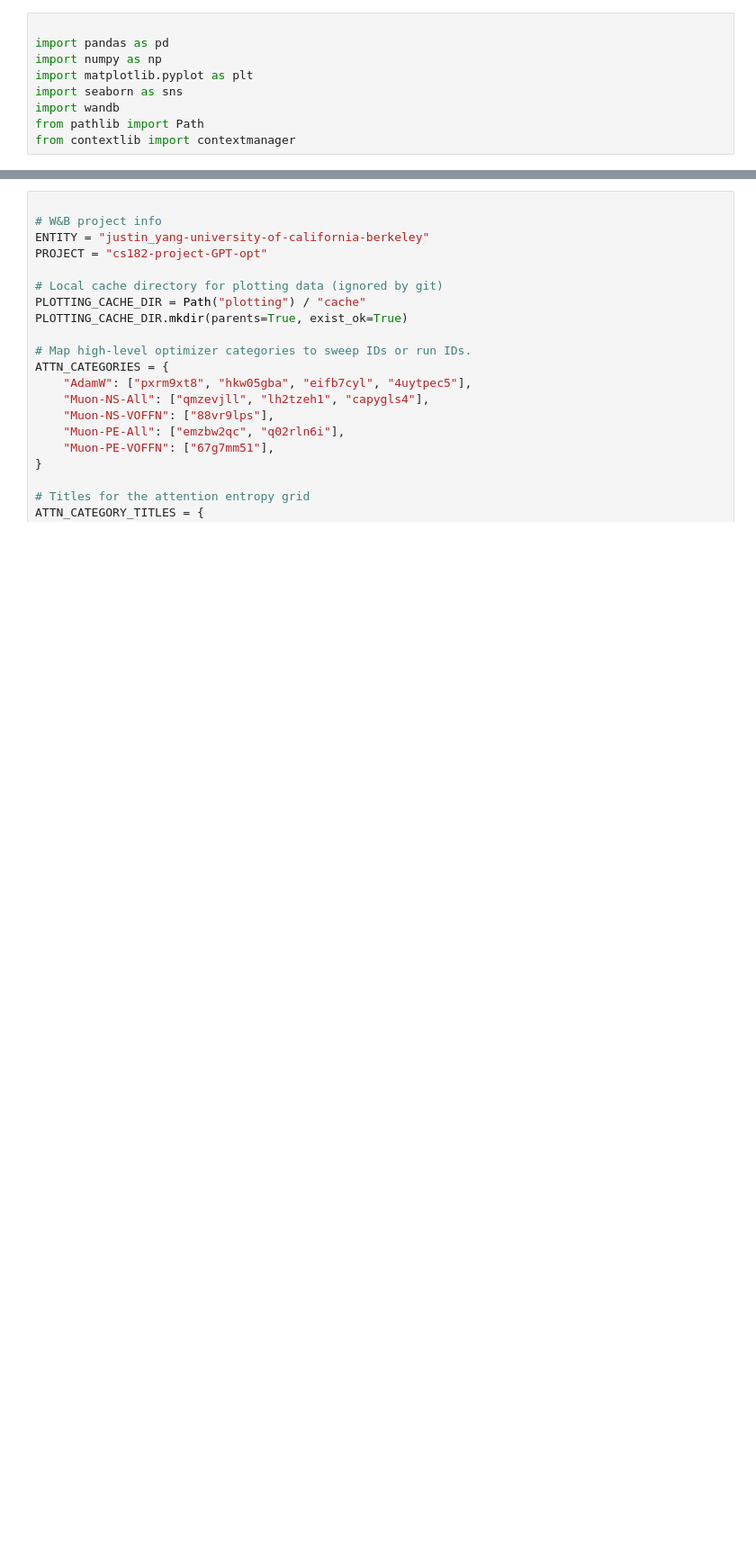
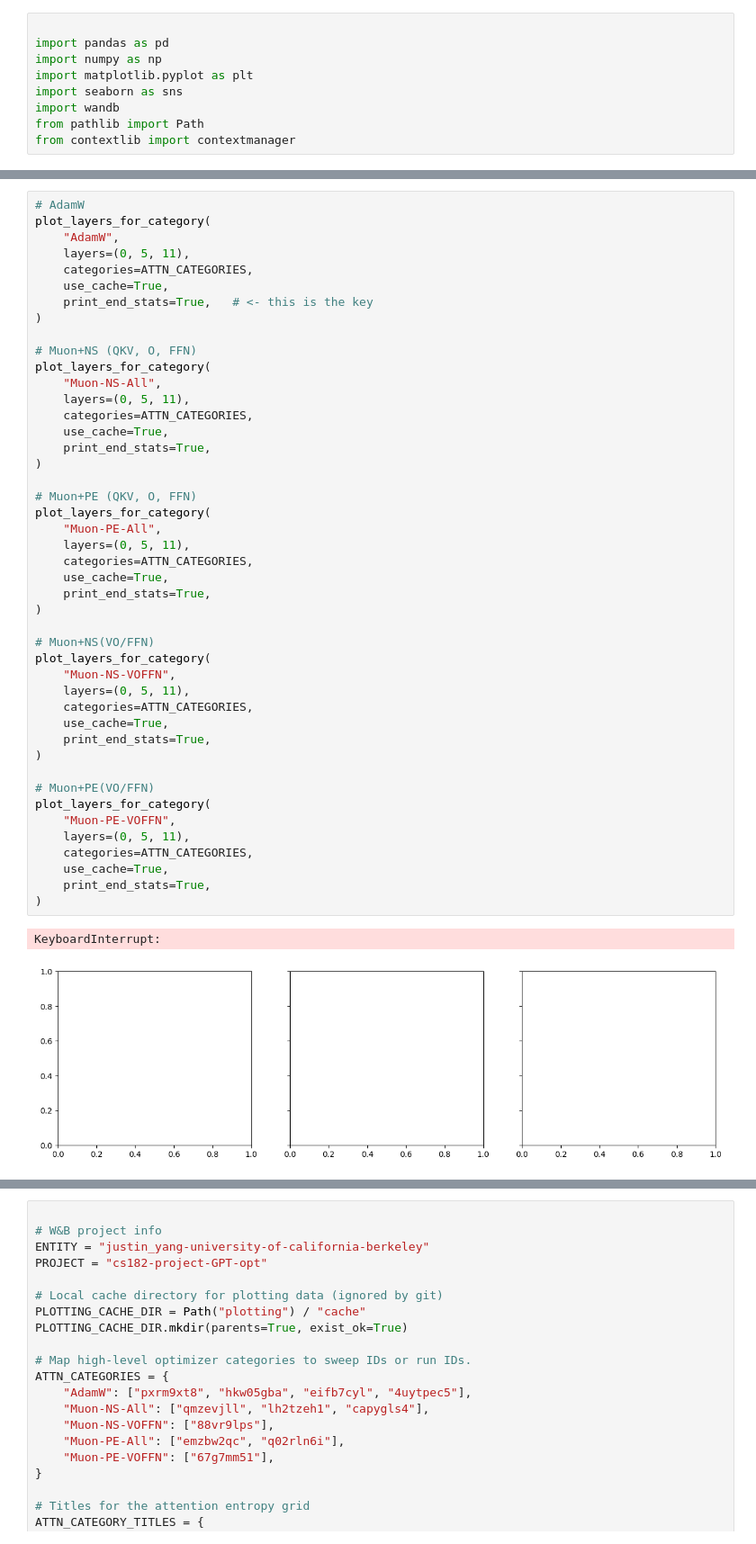
Before and after one commit to nraultwang/cs182-project, a Jupyter notebook: plotting/main.ipynb, the cells around one changed output, grey strips where cells are left out. Shown at 90% size. Cells and saved outputs as stored; diff of their text form; blank space fills up the shorter version.

```diff
--- a/plotting/main.ipynb
+++ b/plotting/main.ipynb
@@ -9,0 +755,48 @@ from contextlib import contextmanager
+# %%
+# AdamW
+plot_layers_for_category(
+    "AdamW",
+    layers=(0, 5, 11),
+    categories=ATTN_CATEGORIES,
+    use_cache=True,
+    print_end_stats=True,   # <- this is the key
+)
+
+# Muon+NS (QKV, O, FFN)
+plot_layers_for_category(
+    "Muon-NS-All",
+    layers=(0, 5, 11),
+    categories=ATTN_CATEGORIES,
+    use_cache=True,
+    print_end_stats=True,
+)
+
+# Muon+PE (QKV, O, FFN)
+plot_layers_for_category(
+    "Muon-PE-All",
+    layers=(0, 5, 11),
+    categories=ATTN_CATEGORIES,
+    use_cache=True,
+    print_end_stats=True,
+)
+
+# Muon+NS(VO/FFN)
+plot_layers_for_category(
+    "Muon-NS-VOFFN",
+    layers=(0, 5, 11),
+    categories=ATTN_CATEGORIES,
+    use_cache=True,
+    print_end_stats=True,
+)
+
+# Muon+PE(VO/FFN)
+plot_layers_for_category(
+    "Muon-PE-VOFFN",
+    layers=(0, 5, 11),
+    categories=ATTN_CATEGORIES,
+    use_cache=True,
+    print_end_stats=True,
+)
+# %% [output]
+KeyboardInterrupt:
+[figure, added]
```
Also changed, not shown: parts of 37 cells of this notebook, 4 other files.
